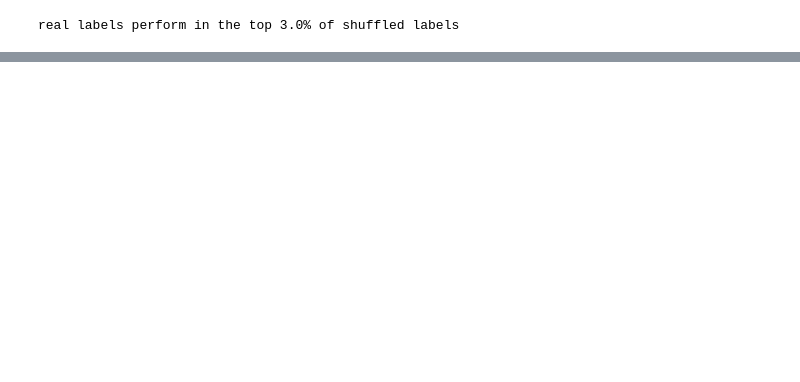
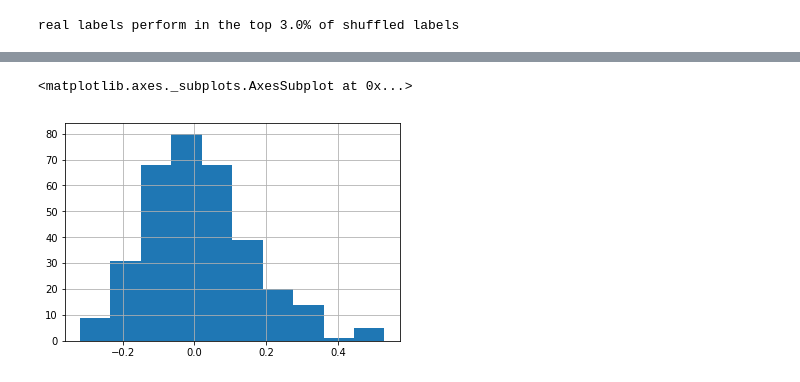
Before and after one commit to ismms-himc/clustergrammer_signature_methods, a Jupyter notebook: notebooks/1.0_Working_on_Signature_Methods.ipynb, the cells around one changed output, grey strips where cells are left out. Drawn from its saved outputs; the diff is of its cells as text; code cells hidden in the pictures; blank space fills up the shorter version.

Commit message:
working on method to compare same-cat and diff-cat sample similarities, working on comparing means and plotting histograms

```diff
--- a/notebooks/1.0_Working_on_Signature_Methods.ipynb
+++ b/notebooks/1.0_Working_on_Signature_Methods.ipynb
@@ -248,0 +204,2 @@ real labels perform in the top 3.0% of shuffled labels
+# %%
+sample_names = [(cols[x[0]][0] + '_' + cols[x[1]][0], cols[x[0]][1], cols[x[1]][1]) for x in sample_combos]
@@ -248,0 +216,2 @@ real labels perform in the top 3.0% of shuffled labels
+# %%
+ser_dist = pd.Series(data=dist_arr, index=sample_names)
@@ -248,0 +246,10 @@ real labels perform in the top 3.0% of shuffled labels
+# %%
+# find intra-cat sample comparisons
+intra_cat = [x for x in sample_names if x[1] == x[2]]
+print(len(intra_cat))
+
+# find inter-cat sample comparisons
+inter_cat = [x for x in sample_names if x[1] != x[2]]
+print(len(inter_cat))
+
+print(len(intra_cat) + len(inter_cat))
@@ -248,0 +266,6 @@ real labels perform in the top 3.0% of shuffled labels
+# %%
+ser_same = ser_dist[intra_cat]
+ser_same.name = 'Same Category'
+ser_diff = ser_dist[inter_cat]
+ser_diff.name = 'Different Category'
+print(ser_same.shape, ser_diff.shape)
@@ -248,0 +289,5 @@ real labels perform in the top 3.0% of shuffled labels
+# %%
+ser_diff.hist()
+# %% [output]
+<matplotlib.axes._subplots.AxesSubplot at 0x...>
+[figure, added]
```
Also changed, not shown: parts of 28 cells of this notebook.
